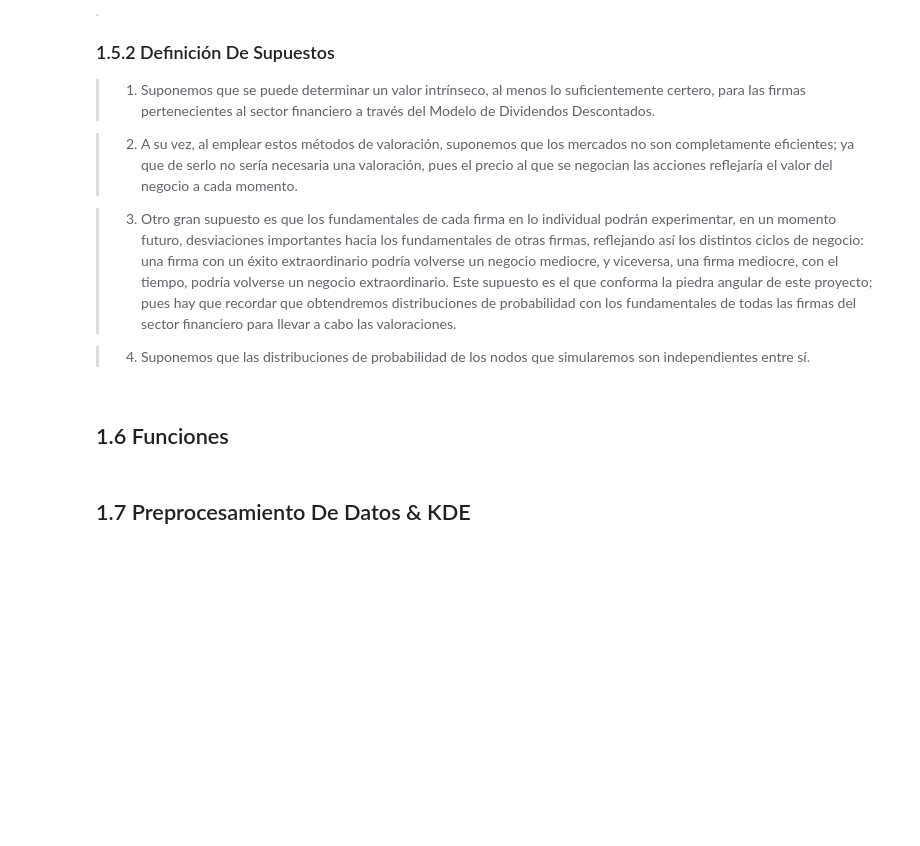
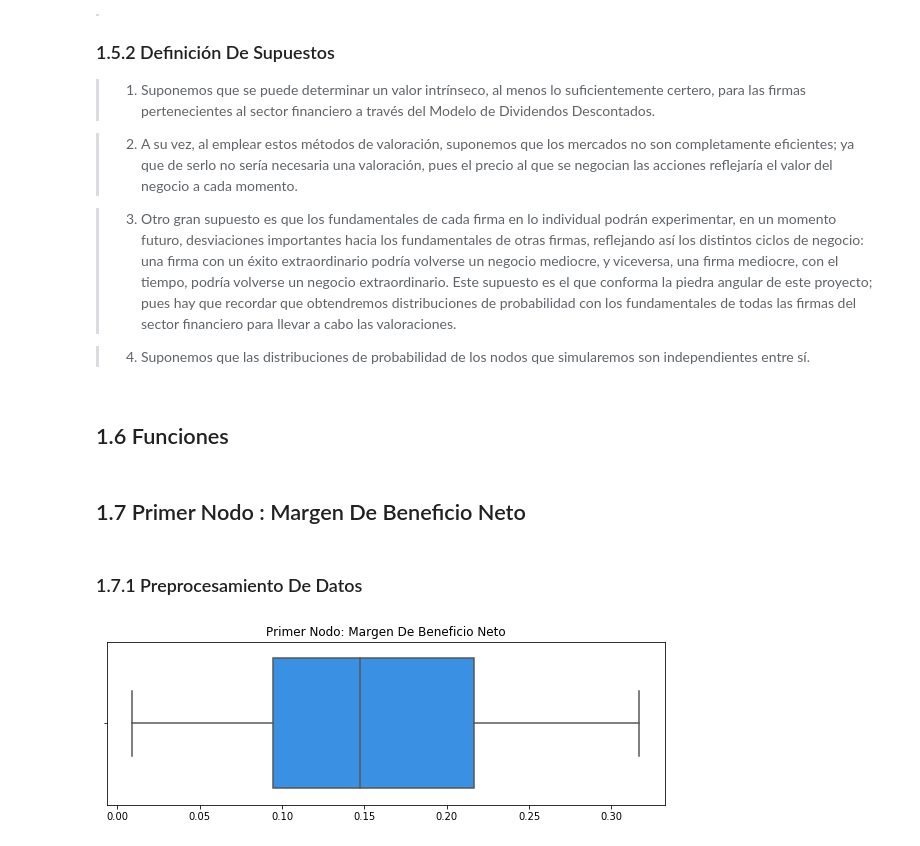
Before and after one commit to EMarquez7/Proyecto_DALopez_EMarquez, a Jupyter notebook: ProyectoModulo1_LazarenoD_DelgadoE.ipynb, the cells around one changed output. Saved outputs shown, nothing was run; the diff lists cells and outputs as text; code cells hidden in the pictures; blank space fills up the shorter version.

```diff
--- a/ProyectoModulo1_LazarenoD_DelgadoE.ipynb
+++ b/ProyectoModulo1_LazarenoD_DelgadoE.ipynb
@@ -304,5 +302,14 @@ def f_max(f : "Función de densidad f(x)"):
     max_f = f(optimize.fmin(lambda x : -f(x), 0, disp=False))
     t = lambda x : np.ones(len(x)) * max_f
     return t
+# %% [markdown]
+## 1.7 Primer Nodo : Margen De Beneficio Neto
 # %% [markdown]
-## 1.7 Preprocesamiento De Datos & KDE
+### 1.7.1 Preprocesamiento De Datos
+# %%
+data1 = pd.read_excel("Data/MargenNeto.xlsx", index_col = [0])
+data1 = dataframeToArray(data1)
+
+boxplot(data1, (10, 3), "dodgerblue", "Primer Nodo: Margen De Beneficio Neto")
+# %% [output]
+[figure, added]
```
Also changed, not shown: parts of 37 cells of this notebook.
